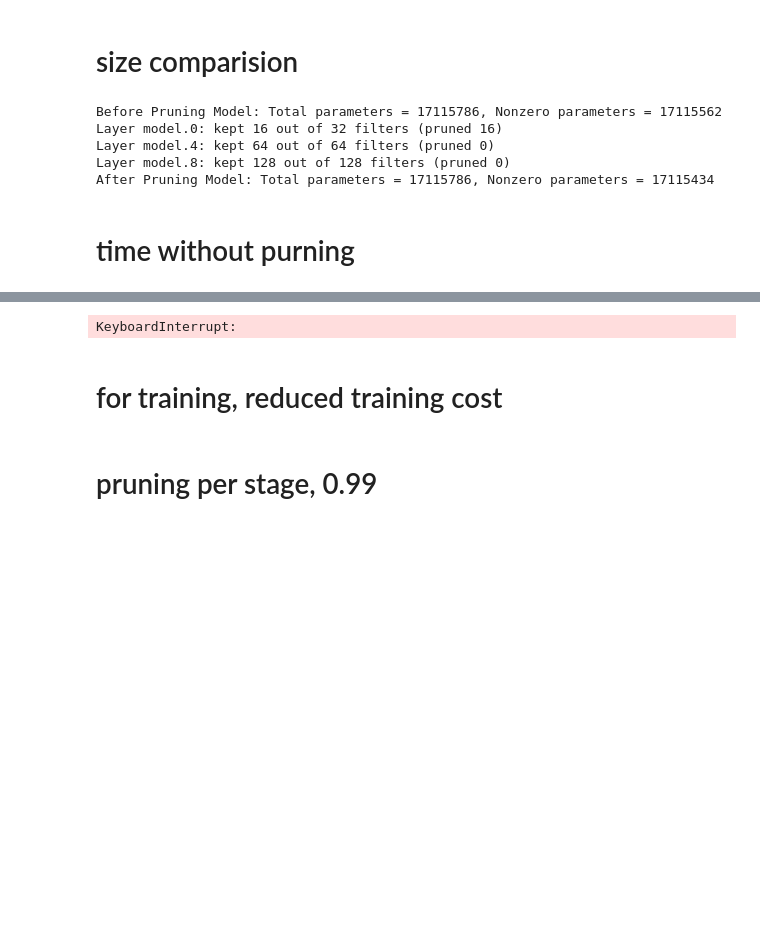
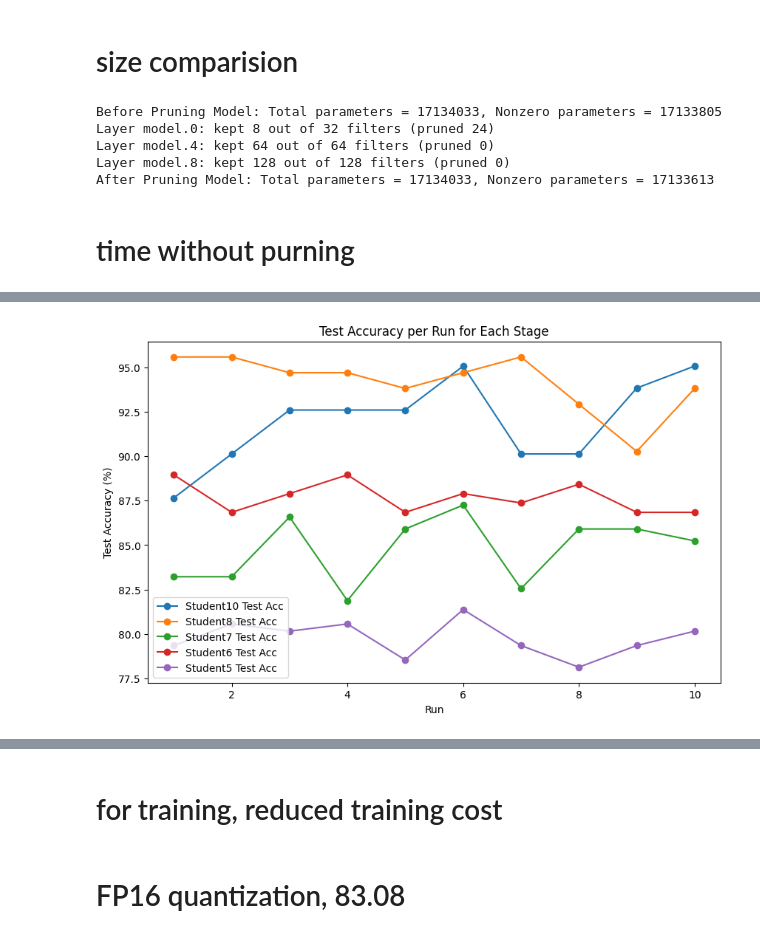
Before and after one commit to wasssup123/fyp, a Jupyter notebook: time comparision on puring.ipynb, the cells around one changed output, grey strips where cells are left out. Cells and saved outputs as stored; diff of their text form; code cells hidden in the pictures; blank space fills up the shorter version.

Commit message:
quantization and time comparision

```diff
--- a/time comparision on puring.ipynb
+++ b/time comparision on puring.ipynb
@@ -82,7 +82,7 @@ def prune_similar_filters(model, threshold=0.99):
 
 # Define input parameters for the model.
 input_dim = 1024   # Adjust this as needed.
-num_classes = 10   # Example number of classes.
+num_classes = 81   # Example number of classes.
 
 # Create a model instance.
 model = CNNModel(input_dim=input_dim, num_classes=num_classes)
@@ -91,7 +91,7 @@ model = CNNModel(input_dim=input_dim, num_classes=num_classes)
 print_model_size(model, label="Before Pruning")
 
 # Set the pruning threshold (can be adjusted by the user).
-prune_threshold = 0.9
+prune_threshold = 0.3
 
 # Apply pruning.
 pruned_model = prune_similar_filters(model, threshold=prune_threshold)
@@ -99,11 +99,11 @@ pruned_model = prune_similar_filters(model, threshold=prune_threshold)
 # Print model size after pruning.
 print_model_size(pruned_model, label="After Pruning")
 # %% [output]
-Before Pruning Model: Total parameters = 17115786, Nonzero parameters = 17115562
-Layer model.0: kept 16 out of 32 filters (pruned 16)
+Before Pruning Model: Total parameters = 17134033, Nonzero parameters = 17133805
+Layer model.0: kept 8 out of 32 filters (pruned 24)
 Layer model.4: kept 64 out of 64 filters (pruned 0)
 Layer model.8: kept 128 out of 128 filters (pruned 0)
-After Pruning Model: Total parameters = 17115786, Nonzero parameters = 17115434
+After Pruning Model: Total parameters = 17134033, Nonzero parameters = 17133613
 # %% [markdown]
 # time without purning
 # %%
@@ -324,6 +324,14 @@ def focal_loss(inputs, targets, alpha=0.25, gamma=2.0, reduction="mean"):
         return loss
 
 ##########################################
+# Utility: Print Model Size
+##########################################
+def print_model_size(model, label=""):
+    total_params = sum(p.numel() for p in model.parameters())
+    nonzero_params = sum(torch.count_nonzero(p).item() for p in model.parameters())
+    print(f"{label} Model Size: Total parameters = {total_params}, Nonzero parameters = {nonzero_params}")
+
+##########################################
 # Main multi-stage training pipeline
 ##########################################
 # First, load the raw k-mer vector data.
@@ -342,7 +350,7 @@ stage_test_accs = {
 teacher_model = None
 teacher_label2idx = None
 
-# Hyperparameters for distillation
+# Hyperparameters for distillation.
 temperature = 4.5
 alpha = 0.5
 
@@ -377,7 +385,6 @@ for stage_name, min_count in stages:
     label_encoder = LabelEncoder().fit(train_labels)
     train_labels_enc = label_encoder.transform(train_labels)
     test_labels_enc = label_encoder.transform(test_labels)
-    # Create a label-to-index dictionary.
     student_label2idx = {label: idx for idx, label in enumerate(sorted(label_encoder.classes_))}
 
     # Create datasets and loaders.
@@ -478,9 +485,15 @@ for stage_name, min_count in stages:
     print(f"\n*** Average {stage_name} Test Accuracy over {num_runs} runs: {avg_stage_acc:.2f}% ***")
     print(f"Stage {stage_name} took {stage_duration:.2f} seconds.\n")
 
-    # Set teacher for next stage (if any)
+    # Print model size of the current (best) model for this stage.
+    print_model_size(model, label=f"{stage_name} model size BEFORE teacher assignment")
+
+    # Set teacher for next stage (if any).
     teacher_model = model
     teacher_label2idx = student_label2idx
+
+    # Print teacher model size (should be same as current model).
+    print_model_size(teacher_model, label=f"{stage_name} teacher model size")
 
 ##########################################
 # Plotting the results
@@ -506,0 +531 @@ Number of classes: 81
+[figure, added]
@@ -525,8 +537,7 @@ Epoch 18/100 | Loss: 0.0811 | Test Acc: 88.89% | Time: 1.82 sec
-KeyboardInterrupt:
 # %% [markdown]
 # for training, reduced training cost
-# %% [markdown]
-# pruning per stage, 0.99
+# %% [markdown]
+# FP16 quantization, 83.08
 # %%
 import os
 import math
```
Also changed, not shown: parts of 10 cells of this notebook, 1 other file.
